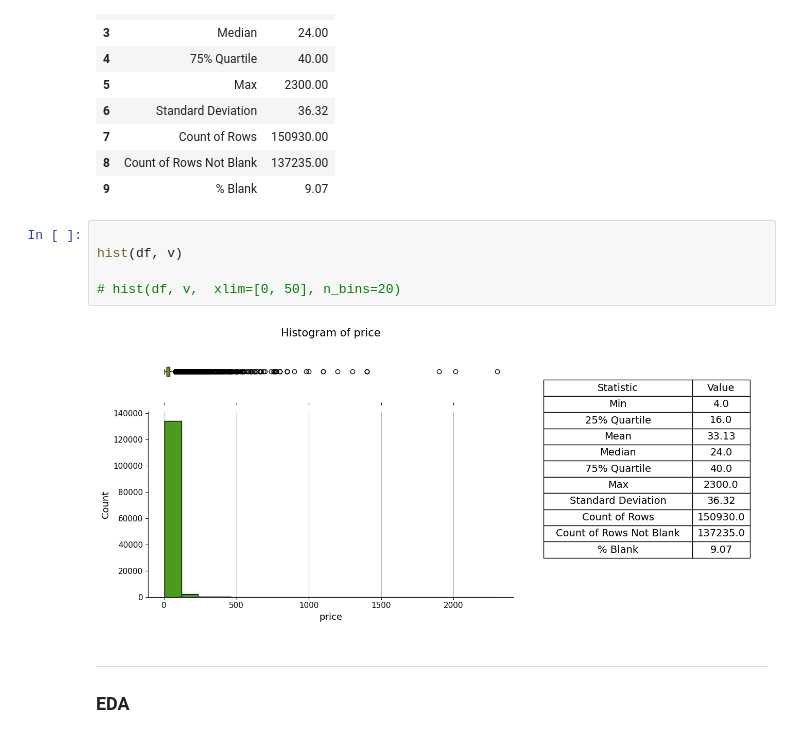
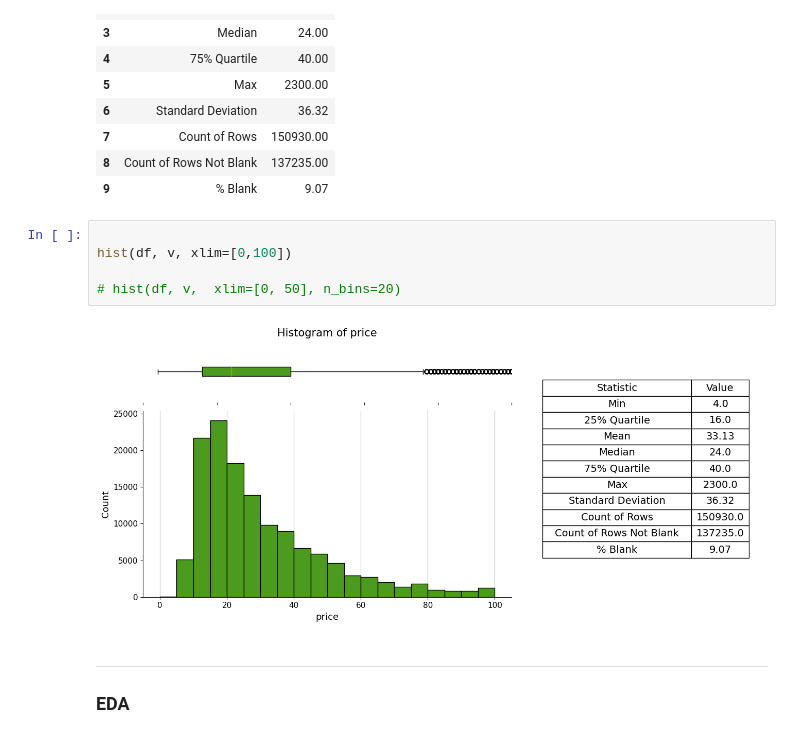
Before and after one commit to Riley25/DataNova, a Jupyter notebook: src/datanova/test.ipynb, the cells around one changed output. Cells and saved outputs as stored; diff of their text form.

```diff
--- a/src/datanova/test.ipynb
+++ b/src/datanova/test.ipynb
@@ -55,11 +64,11 @@ hist_data(df, v)
 | 9 | % Blank | 9.07 |
 # %%
 
-hist(df, v)
+hist(df, v, xlim=[0,100])
 
 # hist(df, v,  xlim=[0, 50], n_bins=20)
 # %% [output]
-[figure, old version]
+[figure, new version]
 # %% [markdown]
 ---
 
```
Also changed, not shown: parts of 3 cells of this notebook, 1 other file.
